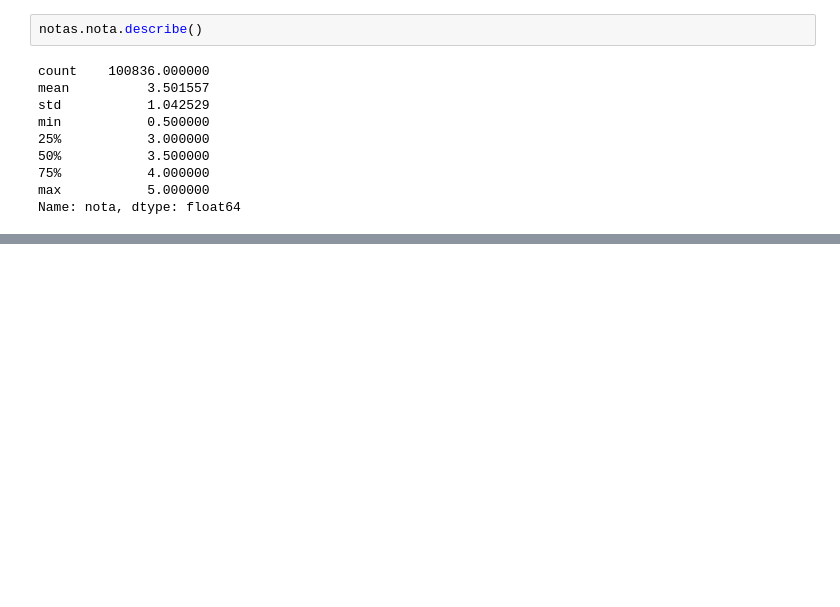
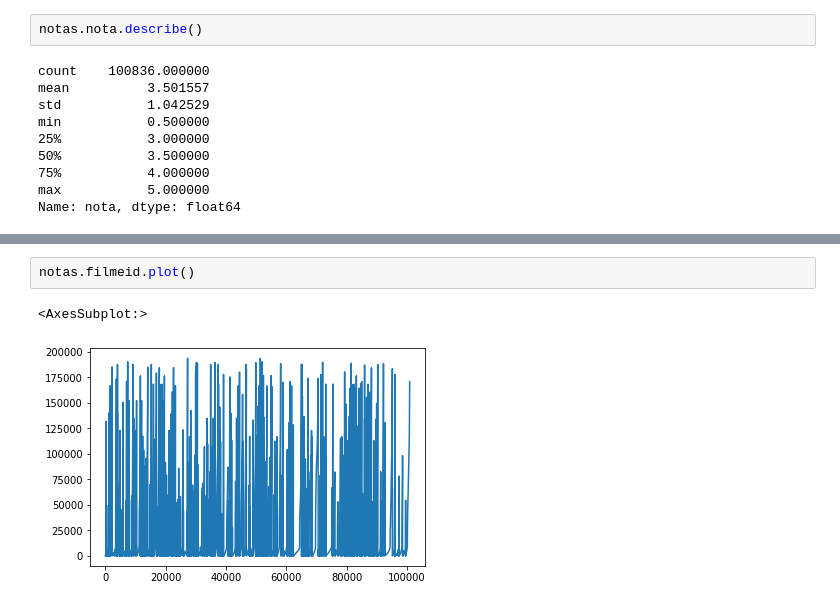
Before and after one commit to rodrigoklein/datascience, a Jupyter notebook: introducao-a-data-science-aula0/introducao-a-data-science-aula0/Introducao a DS.ipynb, the cells around one changed output, grey strips where cells are left out. Cells and saved outputs as stored; diff of their text form; blank space fills up the shorter version.

```diff
--- a/introducao-a-data-science-aula0/introducao-a-data-science-aula0/Introducao a DS.ipynb
+++ b/introducao-a-data-science-aula0/introducao-a-data-science-aula0/Introducao a DS.ipynb
@@ -120,0 +130,5 @@ Name: nota, dtype: float64
+# %%
+notas.filmeid.plot()
+# %% [output]
+<AxesSubplot:>
+[figure, added]
```
Also changed, not shown: parts of 18 cells of this notebook.
